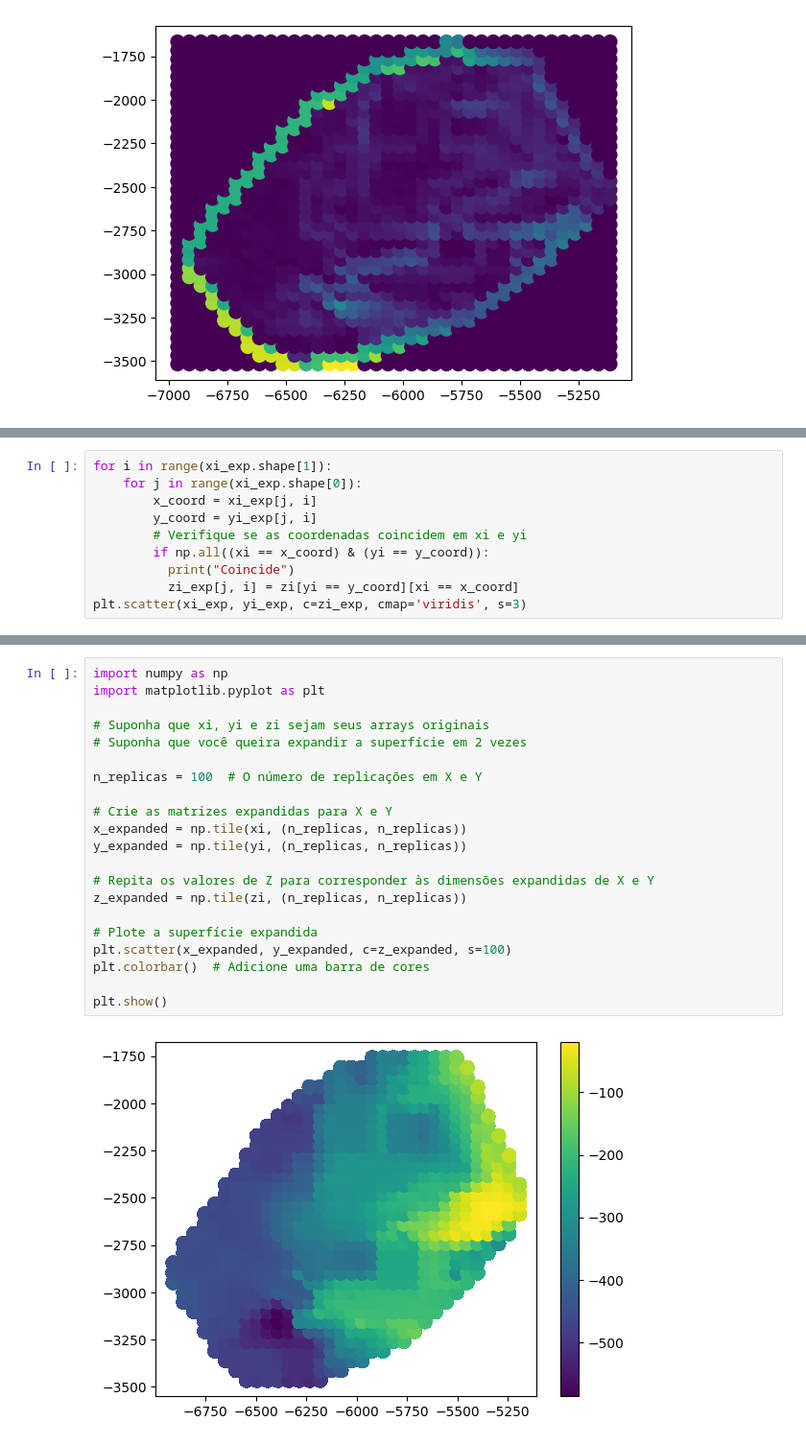
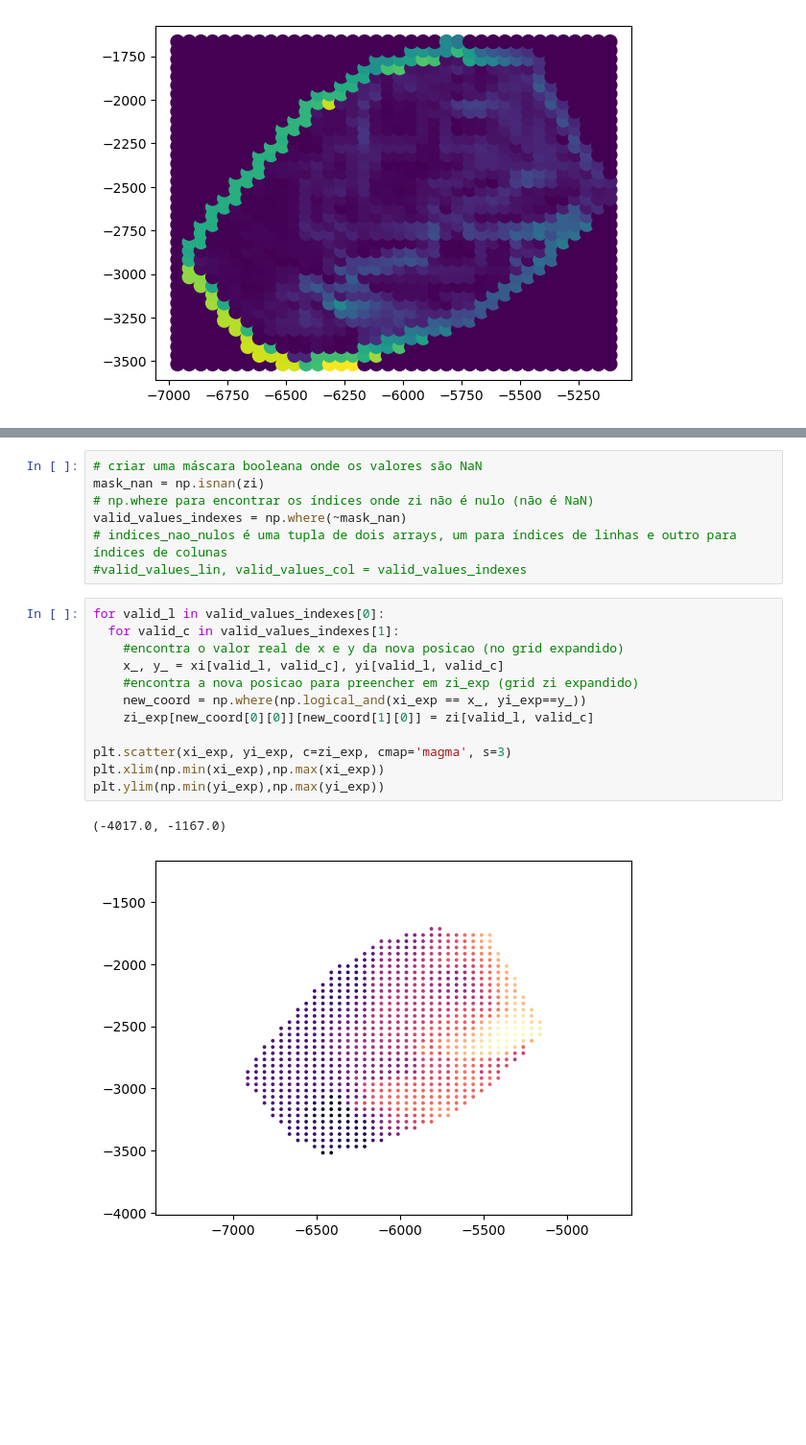
Before and after one commit to lszam/plates, a Jupyter notebook: expansao_de_grid.ipynb, the cells around one changed output, grey strips where cells are left out. Shown at 96% size. Saved outputs shown, nothing was run; the diff lists cells and outputs as text; blank space fills up the shorter version.

```diff
--- a/expansao_de_grid.ipynb
+++ b/expansao_de_grid.ipynb
@@ -209,10 +164,0 @@ np.min(zi_exp)
-# %%
-for i in range(xi_exp.shape[1]):
-    for j in range(xi_exp.shape[0]):
-        x_coord = xi_exp[j, i]
-        y_coord = yi_exp[j, i]
-        # Verifique se as coordenadas coincidem em xi e yi
-        if np.all((xi == x_coord) & (yi == y_coord)):
-          print("Coincide")
-          zi_exp[j, i] = zi[yi == y_coord][xi == x_coord]
-plt.scatter(xi_exp, yi_exp, c=zi_exp, cmap='viridis', s=3)
@@ -222,23 +165,22 @@ plt.scatter(xi_exp, yi_exp, c=zi_exp, cmap='viridis', s=3)
-# %%
-import numpy as np
-import matplotlib.pyplot as plt
-
-# Suponha que xi, yi e zi sejam seus arrays originais
-# Suponha que você queira expandir a superfície em 2 vezes
-
-n_replicas = 100  # O número de replicações em X e Y
-
-# Crie as matrizes expandidas para X e Y
-x_expanded = np.tile(xi, (n_replicas, n_replicas))
-y_expanded = np.tile(yi, (n_replicas, n_replicas))
-
-# Repita os valores de Z para corresponder às dimensões expandidas de X e Y
-z_expanded = np.tile(zi, (n_replicas, n_replicas))
-
-# Plote a superfície expandida
-plt.scatter(x_expanded, y_expanded, c=z_expanded, s=100)
-plt.colorbar()  # Adicione uma barra de cores
-
-plt.show()
-# %% [output]
-[figure, removed]
+# %%
+# criar uma máscara booleana onde os valores são NaN
+mask_nan = np.isnan(zi)
+# np.where para encontrar os índices onde zi não é nulo (não é NaN)
+valid_values_indexes = np.where(~mask_nan)
+# indices_nao_nulos é uma tupla de dois arrays, um para índices de linhas e outro para índices de colunas
+#valid_values_lin, valid_values_col = valid_values_indexes
+# %%
+for valid_l in valid_values_indexes[0]:
+  for valid_c in valid_values_indexes[1]:
+    #encontra o valor real de x e y da nova posicao (no grid expandido)
+    x_, y_ = xi[valid_l, valid_c], yi[valid_l, valid_c]
+    #encontra a nova posicao para preencher em zi_exp (grid zi expandido)
+    new_coord = np.where(np.logical_and(xi_exp == x_, yi_exp==y_))
+    zi_exp[new_coord[0][0]][new_coord[1][0]] = zi[valid_l, valid_c]
+
+plt.scatter(xi_exp, yi_exp, c=zi_exp, cmap='magma', s=3)
+plt.xlim(np.min(xi_exp),np.max(xi_exp))
+plt.ylim(np.min(yi_exp),np.max(yi_exp))
+# %% [output]
+(-4017.0, -1167.0)
+[figure, added]
```
Also changed, not shown: parts of 7 cells of this notebook.
